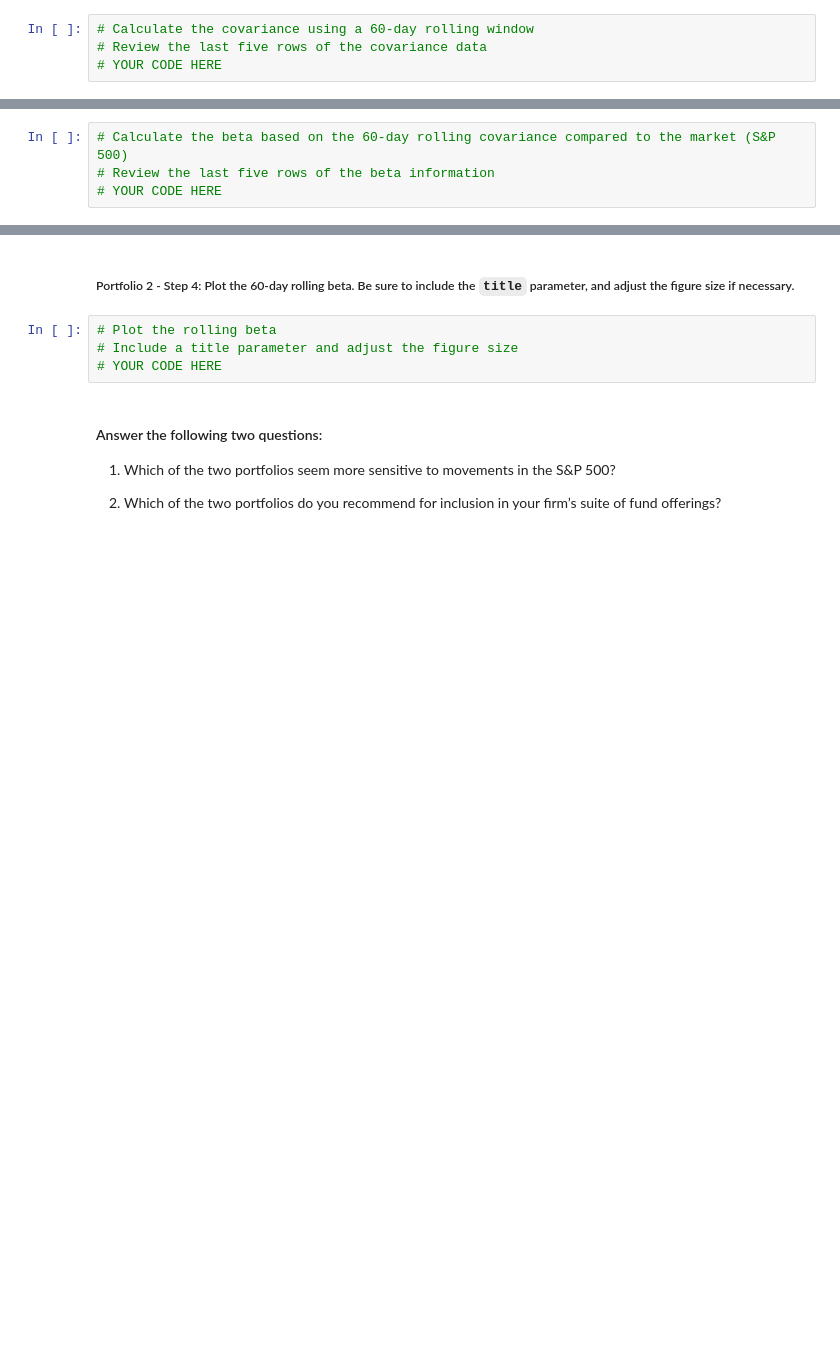
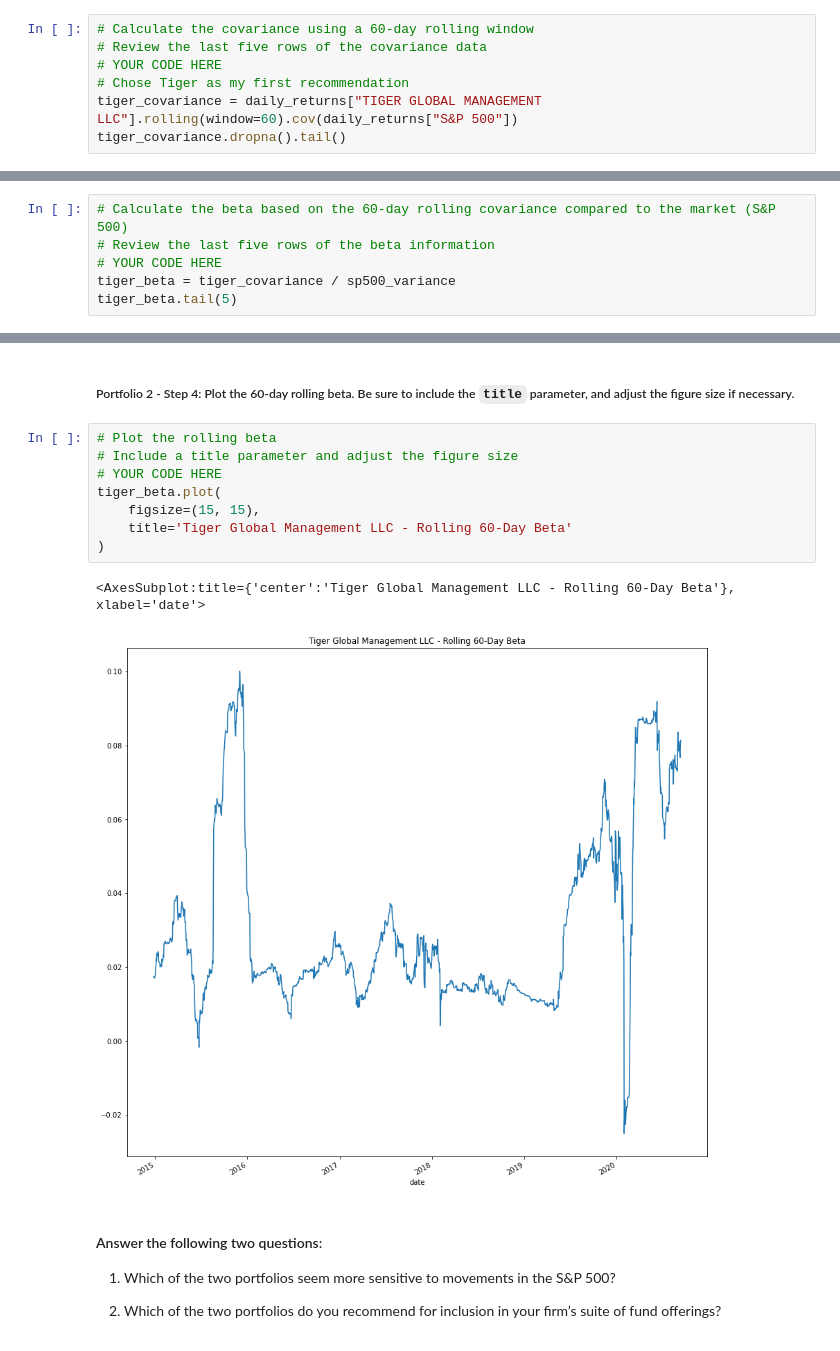
Before and after one commit to tosulai2/Investment-Portfolio-Risk-Return-Analysis, a Jupyter notebook: risk_return_analysis.ipynb, the cells around one changed output, grey strips where cells are left out. Drawn from its saved outputs; the diff is of its cells as text; blank space fills up the shorter version.

```diff
--- a/risk_return_analysis.ipynb
+++ b/risk_return_analysis.ipynb
@@ -434,3 +476,6 @@ Your analysis is nearing completion. Now, you need to evaluate how the portfolio
 # Calculate the covariance using a 60-day rolling window
 # Review the last five rows of the covariance data
 # YOUR CODE HERE
+# Chose Tiger as my first recommendation
+tiger_covariance = daily_returns["TIGER GLOBAL MANAGEMENT LLC"].rolling(window=60).cov(daily_returns["S&P 500"])
+tiger_covariance.dropna().tail()
@@ -440,3 +493,5 @@ Your analysis is nearing completion. Now, you need to evaluate how the portfolio
 # Calculate the beta based on the 60-day rolling covariance compared to the market (S&P 500)
 # Review the last five rows of the beta information
 # YOUR CODE HERE
+tiger_beta = tiger_covariance / sp500_variance
+tiger_beta.tail(5)
@@ -450,7 +517,14 @@ Your analysis is nearing completion. Now, you need to evaluate how the portfolio
 # %%
 # Plot the rolling beta
 # Include a title parameter and adjust the figure size
 # YOUR CODE HERE
+tiger_beta.plot(
+    figsize=(15, 15),
+    title='Tiger Global Management LLC - Rolling 60-Day Beta'
+)
+# %% [output]
+<AxesSubplot:title={'center':'Tiger Global Management LLC - Rolling 60-Day Beta'}, xlabel='date'>
+[figure, added]
 # %% [markdown]
 #### Answer the following two questions:
 
```
Also changed, not shown: parts of 10 cells of this notebook.
